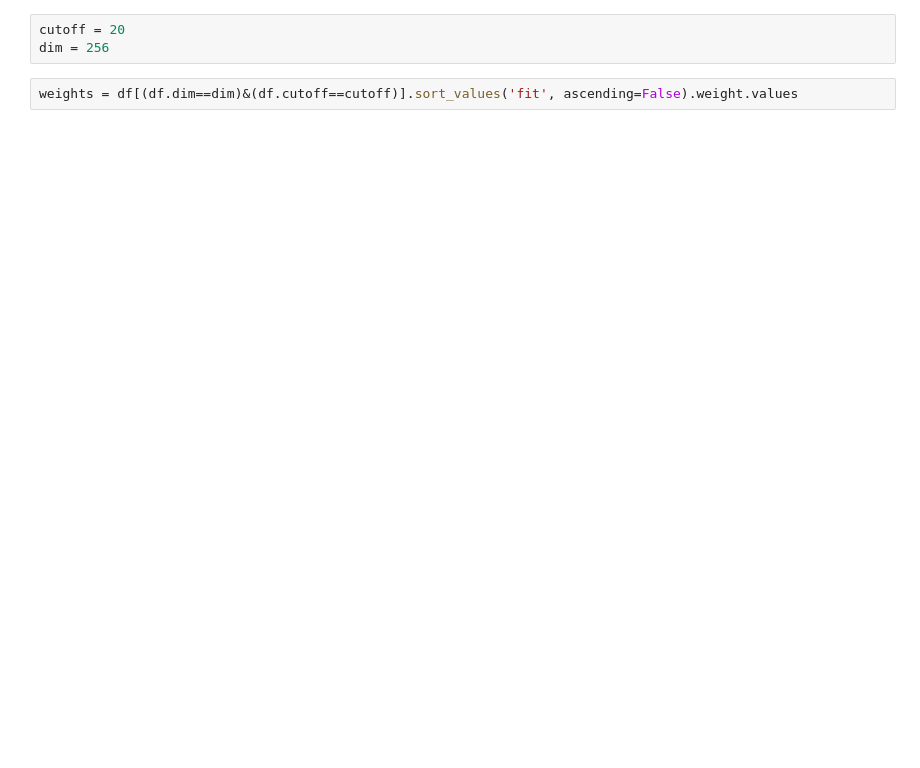
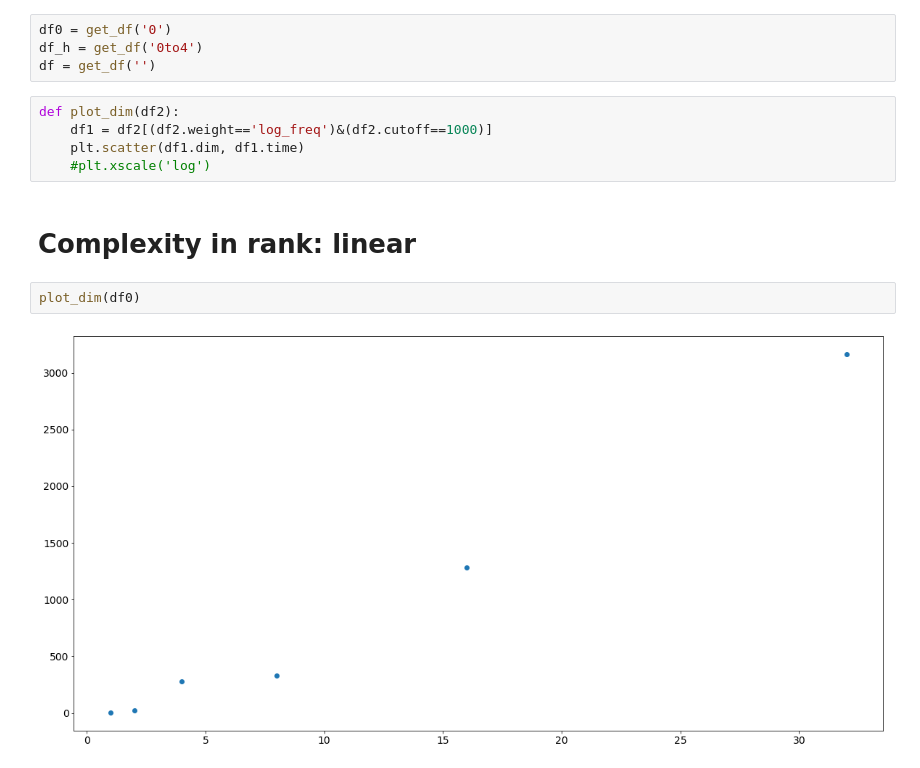
Before and after one commit to makrai/verb-tensor, a Jupyter notebook: show_exper.ipynb, the cells around one changed output. Drawn from its saved outputs; the diff is of its cells as text; blank space fills up the shorter version.

```diff
--- a/show_exper.ipynb
+++ b/show_exper.ipynb
@@ -56,5 +45,15 @@ df = get_df()
-# %%
-cutoff = 20
-dim = 256
-# %%
-weights = df[(df.dim==dim)&(df.cutoff==cutoff)].sort_values('fit', ascending=False).weight.values
+# %%
+df0 = get_df('0')
+df_h = get_df('0to4')
+df = get_df('')
+# %%
+def plot_dim(df2):
+    df1 = df2[(df2.weight=='log_freq')&(df2.cutoff==1000)]
+    plt.scatter(df1.dim, df1.time)
+    #plt.xscale('log')
+# %% [markdown]
+# Complexity in rank: linear
+# %%
+plot_dim(df0)
+# %% [output]
+[figure, added]
```
Also changed, not shown: parts of 8 cells of this notebook.
